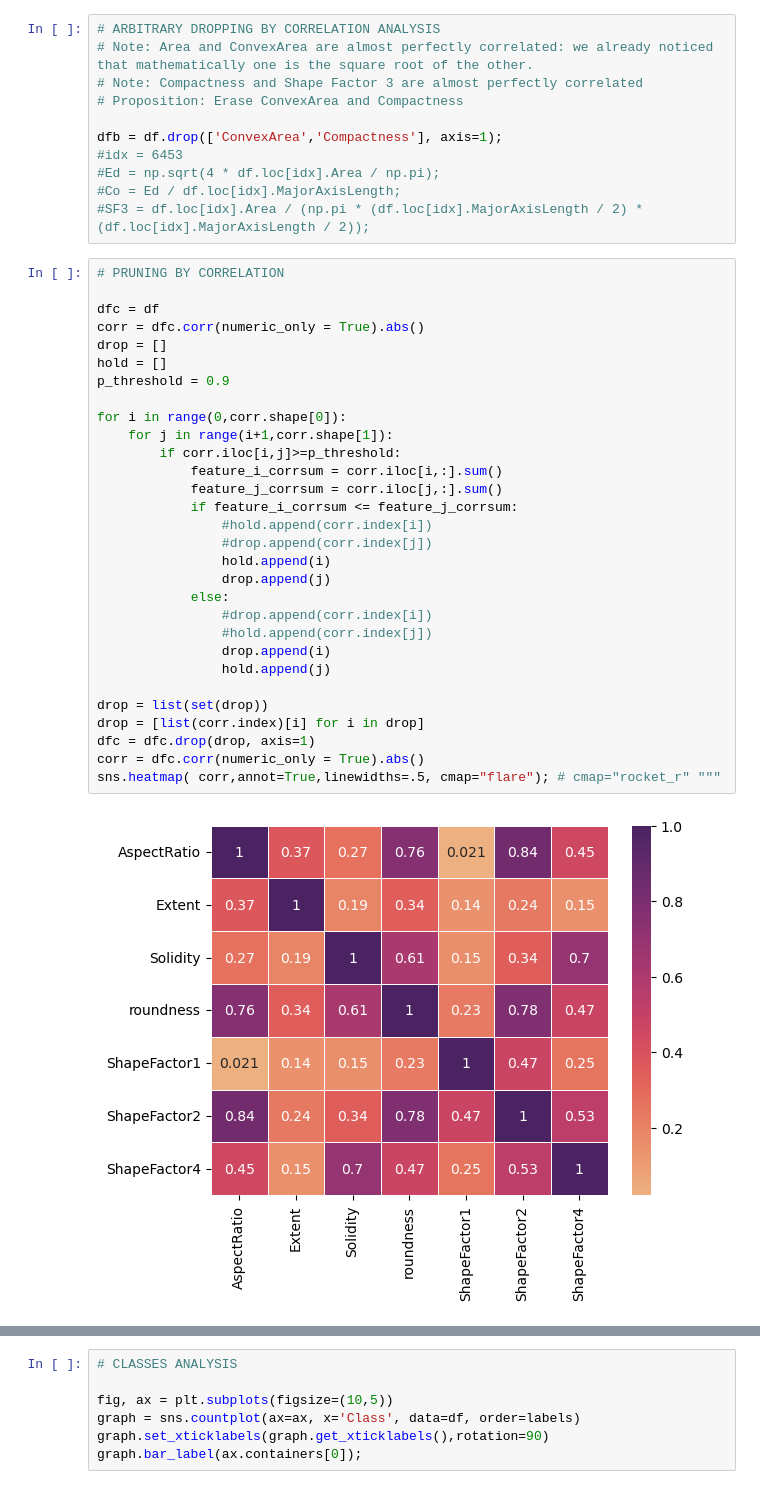
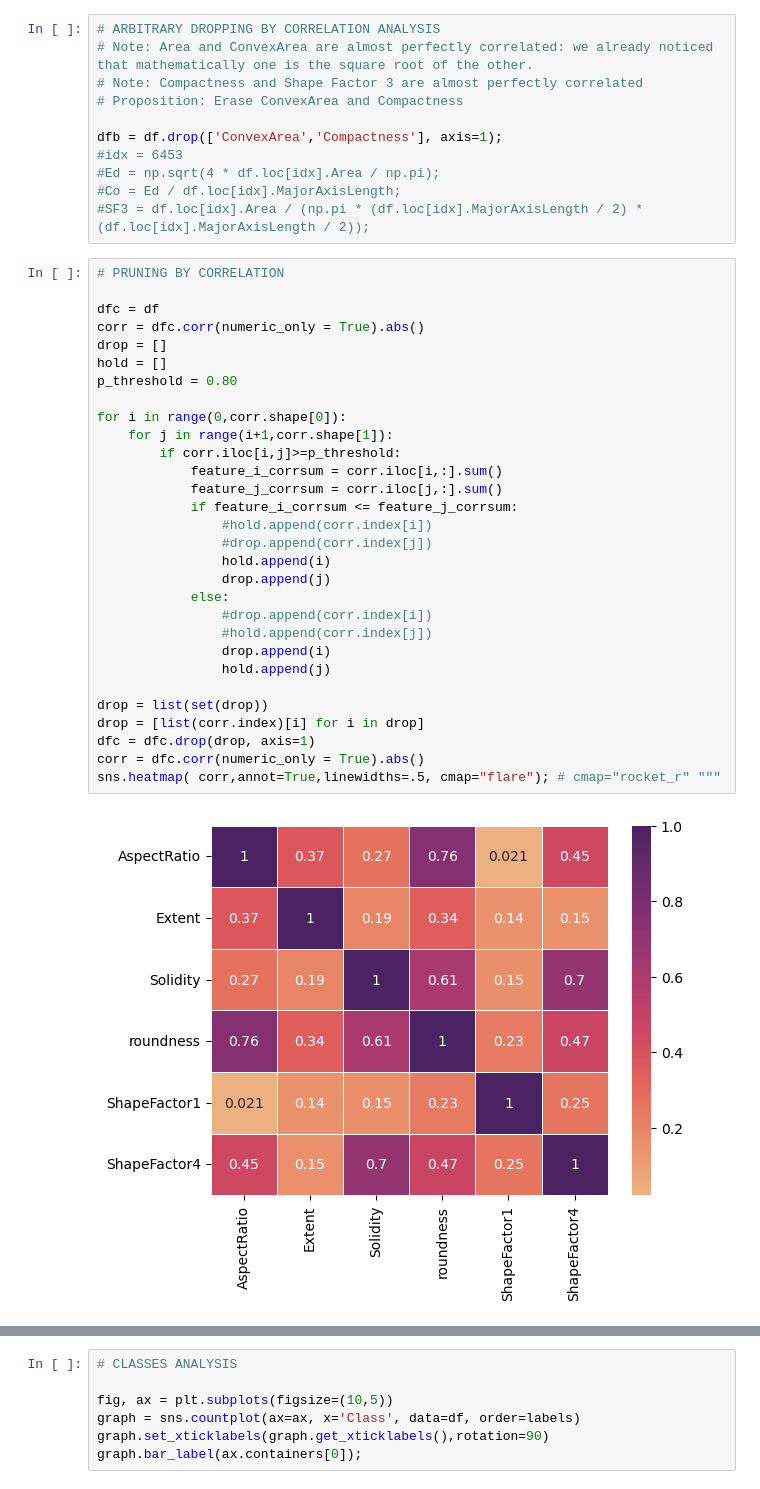
Before and after one commit to samuponz/drybeans, a Jupyter notebook: DM.ipynb, the cells around one changed output, grey strips where cells are left out. Saved outputs shown, nothing was run; the diff lists cells and outputs as text.

```diff
--- a/DM.ipynb
+++ b/DM.ipynb
@@ -97,35 +94,35 @@ dfb = df.drop(['ConvexArea','Compactness'], axis=1);
 # %%
 # PRUNING BY CORRELATION
 
 dfc = df
 corr = dfc.corr(numeric_only = True).abs()
 drop = []
 hold = []
-p_threshold = 0.9
+p_threshold = 0.80
 
 for i in range(0,corr.shape[0]):
     for j in range(i+1,corr.shape[1]):
         if corr.iloc[i,j]>=p_threshold:
             feature_i_corrsum = corr.iloc[i,:].sum()
             feature_j_corrsum = corr.iloc[j,:].sum()
             if feature_i_corrsum <= feature_j_corrsum:
                 #hold.append(corr.index[i])
                 #drop.append(corr.index[j])
                 hold.append(i)
                 drop.append(j)
             else:
                 #drop.append(corr.index[i])
                 #hold.append(corr.index[j])
                 drop.append(i)
                 hold.append(j)
 
 drop = list(set(drop))
 drop = [list(corr.index)[i] for i in drop]
 dfc = dfc.drop(drop, axis=1)
 corr = dfc.corr(numeric_only = True).abs()
 sns.heatmap( corr,annot=True,linewidths=.5, cmap="flare"); # cmap="rocket_r" """
 # %% [output]
-[figure, old version]
+[figure, new version]
 # %%
 # RANDOM FOREST FEATURE IMPORTANCE
 
```
Also changed, not shown: parts of 12 cells of this notebook.
